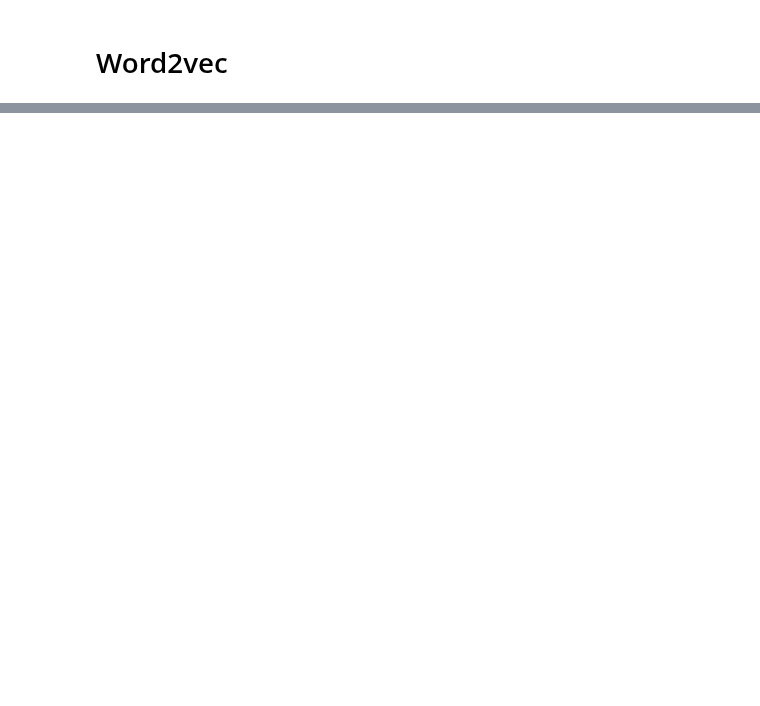
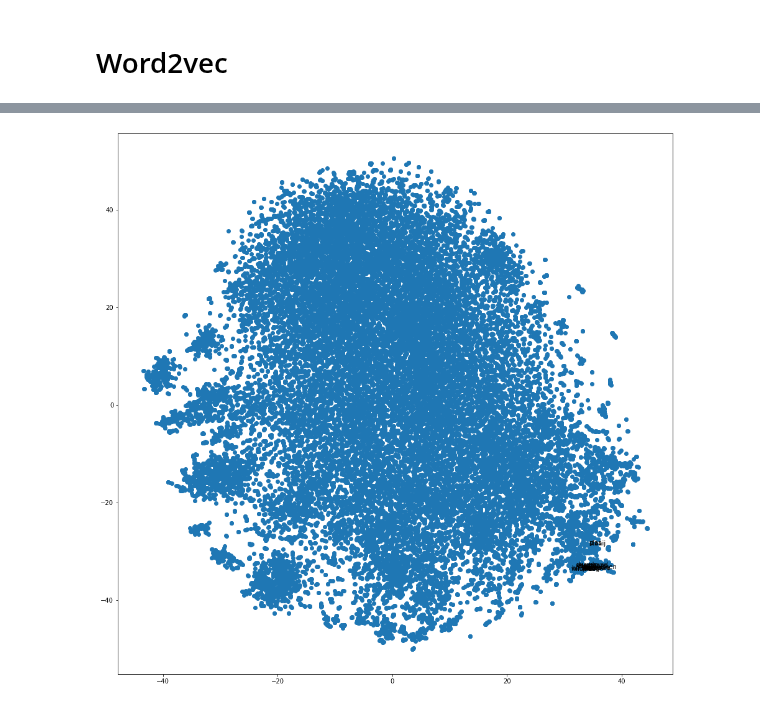
Before and after one commit to Chris-Congleton/MSc-Thesis, a Jupyter notebook: Playground/Testset_2021_playground.ipynb, the cells around one changed output, grey strips where cells are left out. Saved outputs shown, nothing was run; the diff lists cells and outputs as text; code cells hidden in the pictures; blank space fills up the shorter version.

```diff
--- a/Playground/Testset_2021_playground.ipynb
+++ b/Playground/Testset_2021_playground.ipynb
@@ -483,0 +607,4 @@ plot_function(x_vals, y_vals, labels)
+# %%
+plot_function(x_vals, y_vals, labels, pols)
+# %% [output]
+[figure, added]
```
Also changed, not shown: parts of 28 cells of this notebook.
